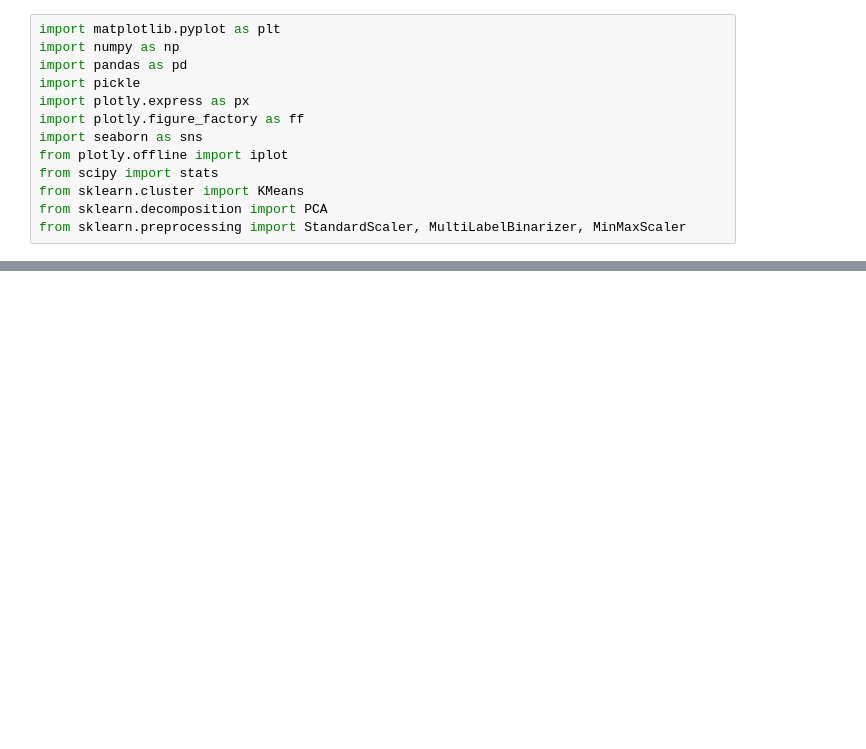
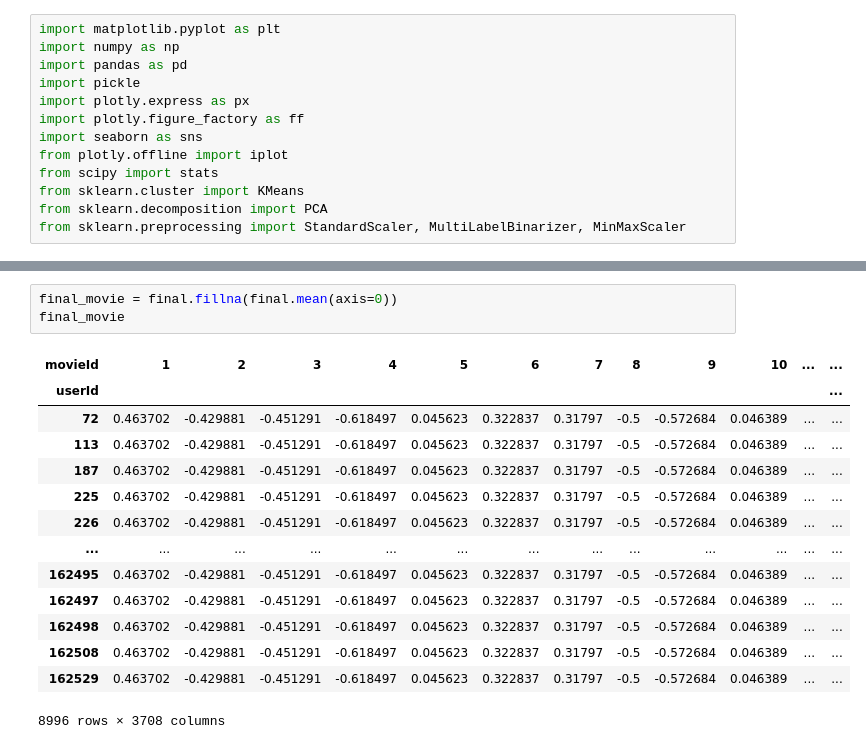
Before and after one commit to red-dot-org/recommendation-model, a Jupyter notebook: NB#2 - Machine Learning Model.ipynb, the cells around one changed output, grey strips where cells are left out. Saved outputs shown, nothing was run; the diff lists cells and outputs as text; blank space fills up the shorter version.

```diff
--- a/NB#2 - Machine Learning Model.ipynb
+++ b/NB#2 - Machine Learning Model.ipynb
@@ -41,0 +63,18 @@ plt.show()
+# %%
+final_movie = final.fillna(final.mean(axis=0))
+final_movie
+# %% [output]
+| movieId | 1 | 2 | 3 | 4 | 5 | 6 | 7 | 8 | 9 | 10 | ... | ... |
+| userId |  |  |  |  |  |  |  |  |  |  |  | ... |
+| 72 | 0.463702 | -0.429881 | -0.451291 | -0.618497 | 0.045623 | 0.322837 | 0.31797 | -0.5 | -0.572684 | 0.046389 | ... | ... |
+| 113 | 0.463702 | -0.429881 | -0.451291 | -0.618497 | 0.045623 | 0.322837 | 0.31797 | -0.5 | -0.572684 | 0.046389 | ... | ... |
+| 187 | 0.463702 | -0.429881 | -0.451291 | -0.618497 | 0.045623 | 0.322837 | 0.31797 | -0.5 | -0.572684 | 0.046389 | ... | ... |
+| 225 | 0.463702 | -0.429881 | -0.451291 | -0.618497 | 0.045623 | 0.322837 | 0.31797 | -0.5 | -0.572684 | 0.046389 | ... | ... |
+| 226 | 0.463702 | -0.429881 | -0.451291 | -0.618497 | 0.045623 | 0.322837 | 0.31797 | -0.5 | -0.572684 | 0.046389 | ... | ... |
+| ... | ... | ... | ... | ... | ... | ... | ... | ... | ... | ... | ... | ... |
+| 162495 | 0.463702 | -0.429881 | -0.451291 | -0.618497 | 0.045623 | 0.322837 | 0.31797 | -0.5 | -0.572684 | 0.046389 | ... | ... |
+| 162497 | 0.463702 | -0.429881 | -0.451291 | -0.618497 | 0.045623 | 0.322837 | 0.31797 | -0.5 | -0.572684 | 0.046389 | ... | ... |
+| 162498 | 0.463702 | -0.429881 | -0.451291 | -0.618497 | 0.045623 | 0.322837 | 0.31797 | -0.5 | -0.572684 | 0.046389 | ... | ... |
+| 162508 | 0.463702 | -0.429881 | -0.451291 | -0.618497 | 0.045623 | 0.322837 | 0.31797 | -0.5 | -0.572684 | 0.046389 | ... | ... |
+| 162529 | 0.463702 | -0.429881 | -0.451291 | -0.618497 | 0.045623 | 0.322837 | 0.31797 | -0.5 | -0.572684 | 0.046389 | ... | ... |
+8996 rows × 3708 columns
```
Also changed, not shown: parts of 15 cells of this notebook.
